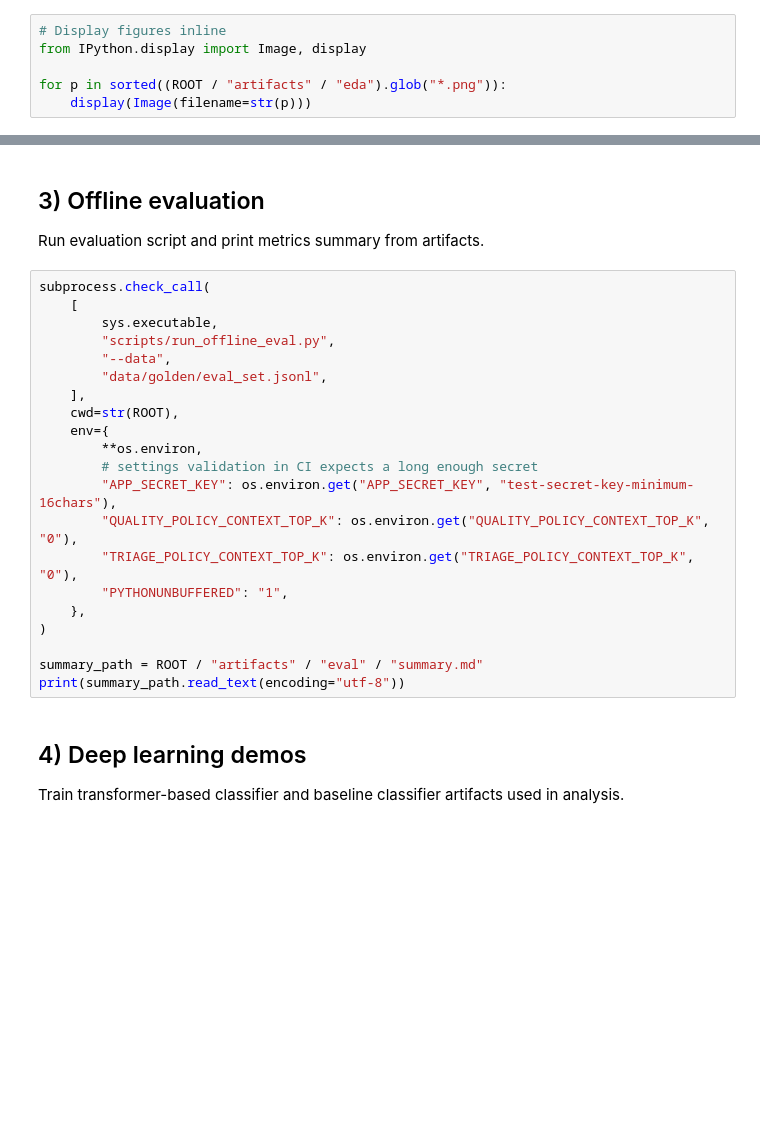
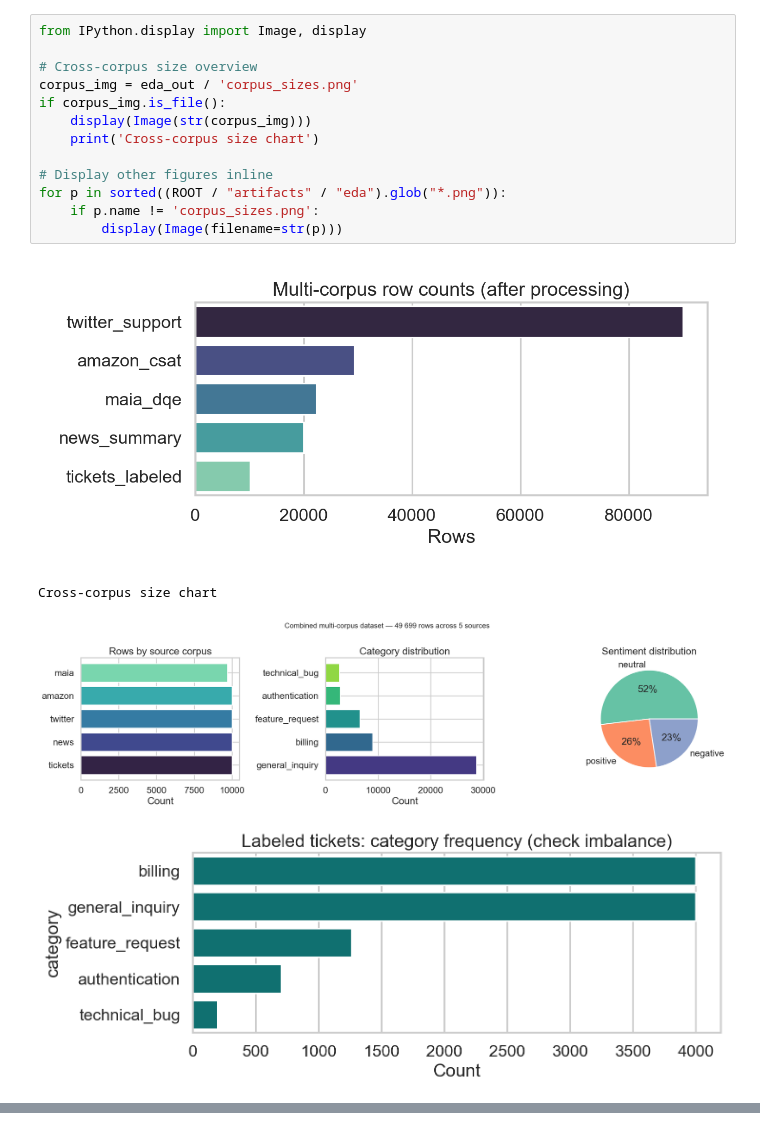
Before and after one commit to dev4-gpt/llm-assisted-customer-support, a Jupyter notebook: notebooks/llm_assist_showcase.ipynb, the cells around one changed output, grey strips where cells are left out. Drawn from its saved outputs; the diff is of its cells as text; blank space fills up the shorter version.

```diff
--- a/notebooks/llm_assist_showcase.ipynb
+++ b/notebooks/llm_assist_showcase.ipynb
@@ -88,6 +279,18 @@ for p in sorted(eda_out.glob("*.png")):
 # %%
-# Display figures inline
 from IPython.display import Image, display
 
+# Cross-corpus size overview
+corpus_img = eda_out / 'corpus_sizes.png'
+if corpus_img.is_file():
+    display(Image(str(corpus_img)))
+    print('Cross-corpus size chart')
+
+# Display other figures inline
 for p in sorted((ROOT / "artifacts" / "eda").glob("*.png")):
-    display(Image(filename=str(p)))
+    if p.name != 'corpus_sizes.png':
+        display(Image(filename=str(p)))
+# %% [output]
+[figure, added]
+Cross-corpus size chart
+[figure, added]
+[figure, added]
@@ -94,29 +302,0 @@ for p in sorted((ROOT / "artifacts" / "eda").glob("*.png")):
-# %% [markdown]
-## 3) Offline evaluation
-
-Run evaluation script and print metrics summary from artifacts.
-# %%
-subprocess.check_call(
-    [
-        sys.executable,
-        "scripts/run_offline_eval.py",
-        "--data",
-        "data/golden/eval_set.jsonl",
-    ],
-    cwd=str(ROOT),
-    env={
-        **os.environ,
-        # settings validation in CI expects a long enough secret
-        "APP_SECRET_KEY": os.environ.get("APP_SECRET_KEY", "test-secret-key-minimum-16chars"),
-        "QUALITY_POLICY_CONTEXT_TOP_K": os.environ.get("QUALITY_POLICY_CONTEXT_TOP_K", "0"),
-        "TRIAGE_POLICY_CONTEXT_TOP_K": os.environ.get("TRIAGE_POLICY_CONTEXT_TOP_K", "0"),
-        "PYTHONUNBUFFERED": "1",
-    },
-)
-
-summary_path = ROOT / "artifacts" / "eval" / "summary.md"
-print(summary_path.read_text(encoding="utf-8"))
-# %% [markdown]
-## 4) Deep learning demos
-
-Train transformer-based classifier and baseline classifier artifacts used in analysis.
```
Also changed, not shown: parts of 45 cells of this notebook, 10 other files.
